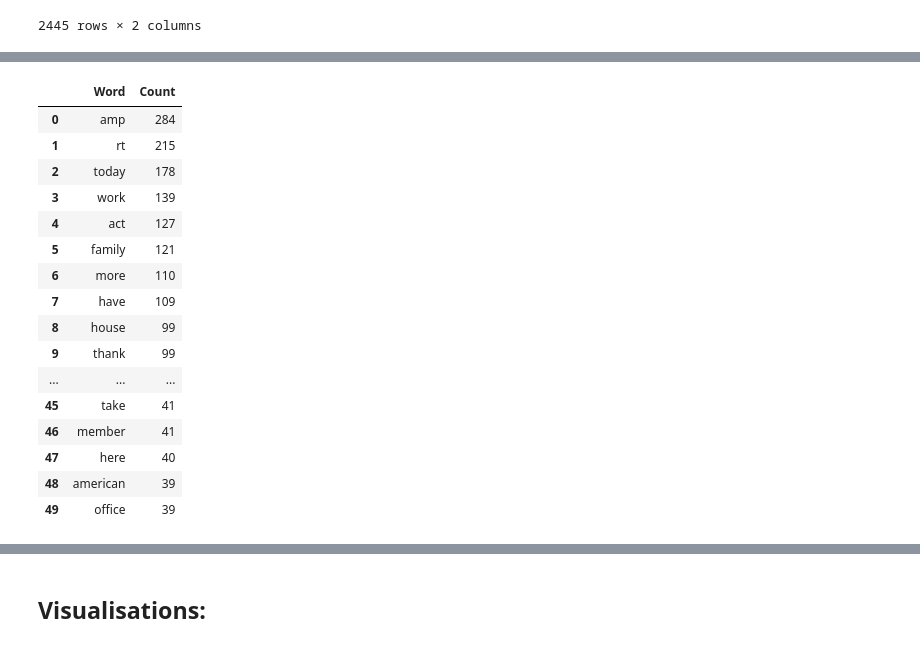
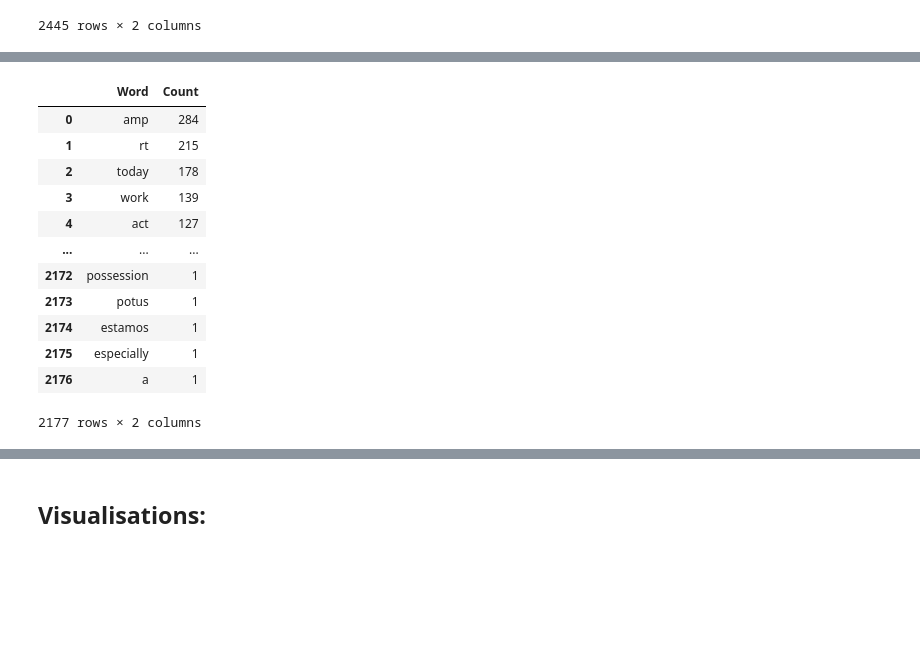
Before and after one commit to maiahalle/DS105-Project, a Jupyter notebook: creating_visualisations.ipynb, the cells around one changed output, grey strips where cells are left out. Cells and saved outputs as stored; diff of their text form; code cells hidden in the pictures; blank space fills up the shorter version.

```diff
--- a/creating_visualisations.ipynb
+++ b/creating_visualisations.ipynb
@@ -27,22 +45,18 @@ df_republicans
 # %%
-df_democrats = pd.read_csv("democrat_word_counts.csv")
+df_democrats_initial = pd.read_csv("democrat_word_counts.csv")
 # %%
-df_democrats.head(50)
+df_democrats_initial
 # %% [output]
 |  | Word | Count |
 | 0 | amp | 284 |
 | 1 | rt | 215 |
 | 2 | today | 178 |
 | 3 | work | 139 |
 | 4 | act | 127 |
-| 5 | family | 121 |
-| 6 | more | 110 |
-| 7 | have | 109 |
-| 8 | house | 99 |
-| 9 | thank | 99 |
 | ... | ... | ... |
-| 45 | take | 41 |
-| 46 | member | 41 |
-| 47 | here | 40 |
-| 48 | american | 39 |
-| 49 | office | 39 |
+| 2172 | possession | 1 |
+| 2173 | potus | 1 |
+| 2174 | estamos | 1 |
+| 2175 | especially | 1 |
+| 2176 | a | 1 |
+2177 rows × 2 columns
```
Also changed, not shown: parts of 28 cells of this notebook, 6 other files.
